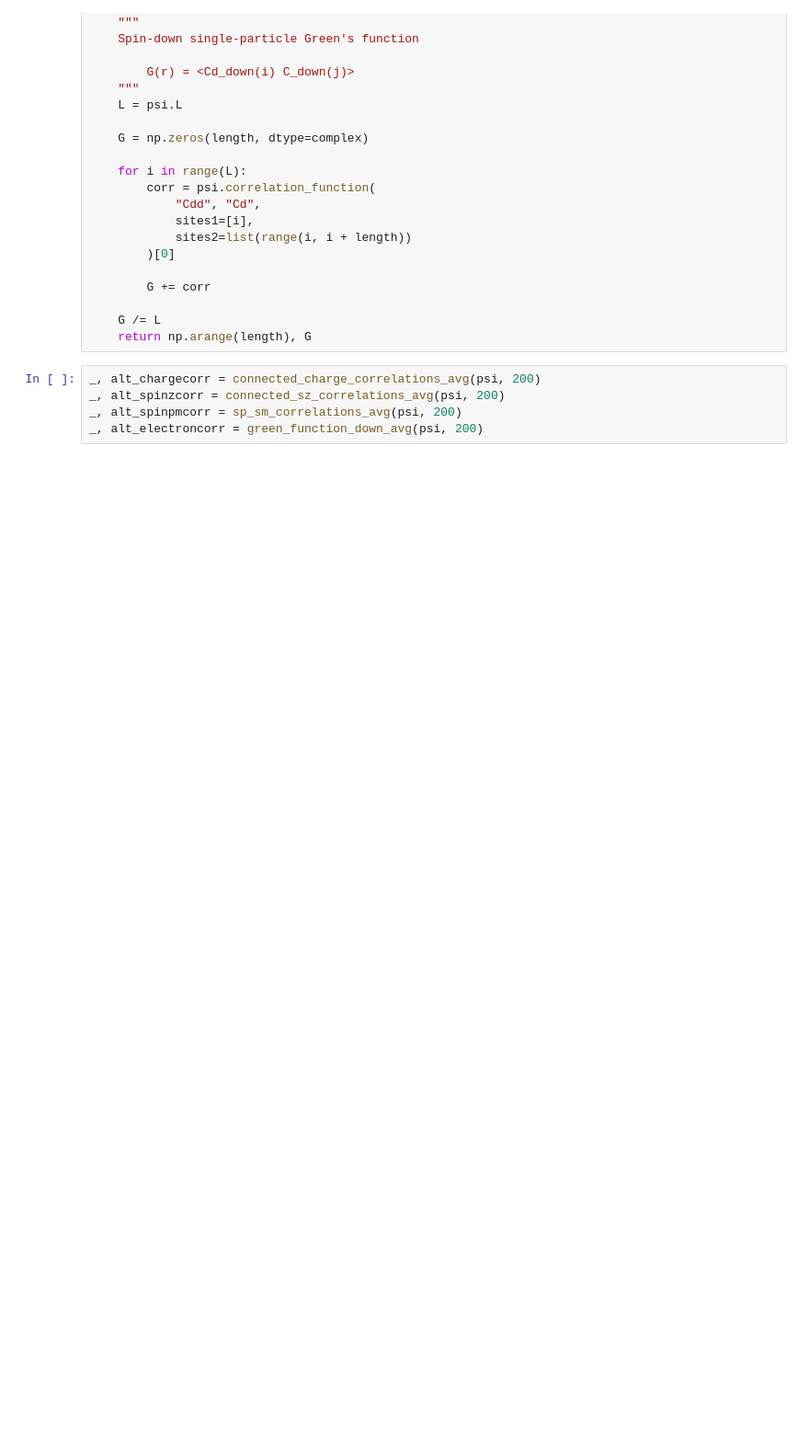
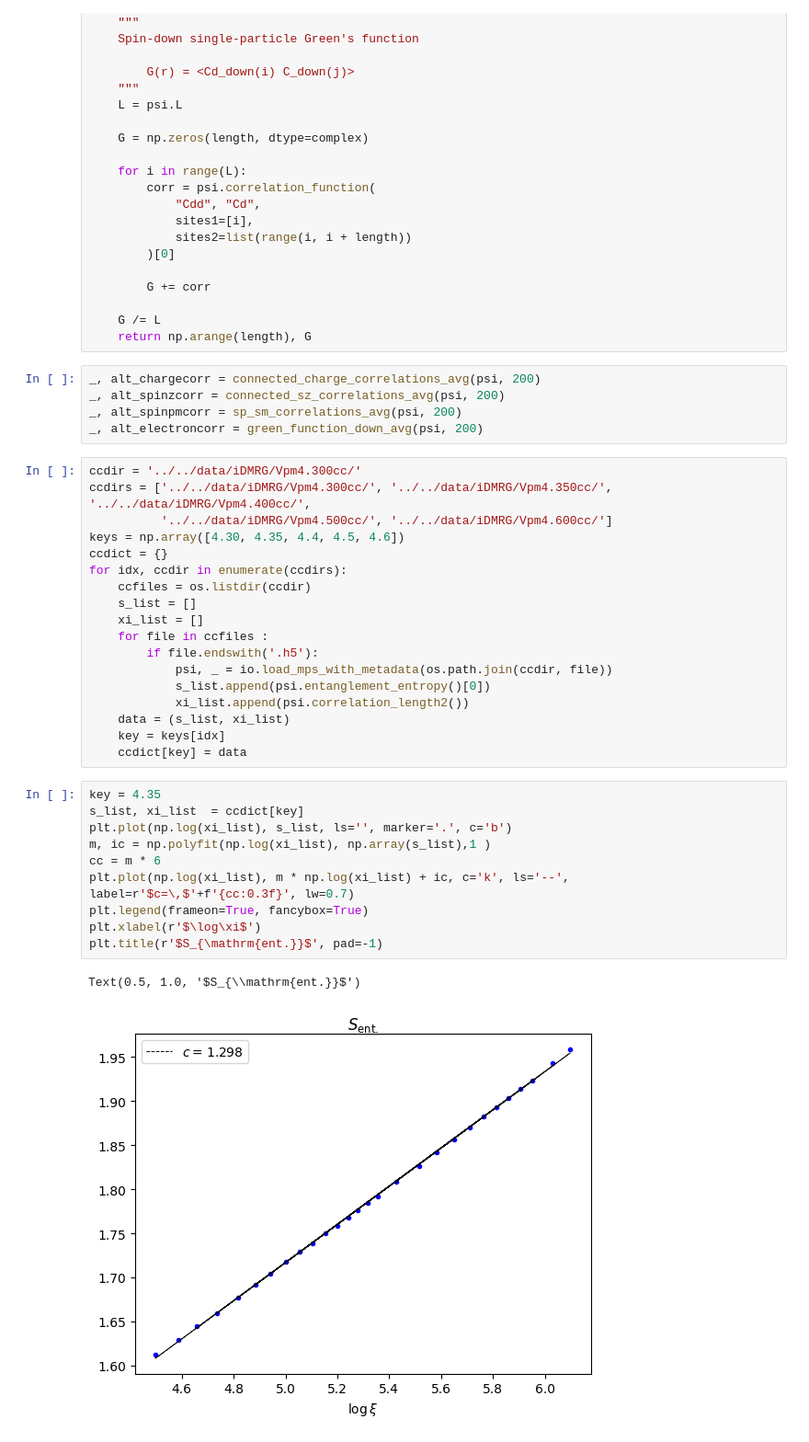
Before and after one commit to aravindhshankar/Spin1LongRangeOrder.jl, a Jupyter notebook: python/central_charge/visualize_helper.ipynb, the cells around one changed output. Shown at 92% size. Saved outputs shown, nothing was run; the diff lists cells and outputs as text; blank space fills up the shorter version.

```diff
--- a/python/central_charge/visualize_helper.ipynb
+++ b/python/central_charge/visualize_helper.ipynb
@@ -325,3 +325,34 @@ _, alt_chargecorr = connected_charge_correlations_avg(psi, 200)
 _, alt_spinzcorr = connected_sz_correlations_avg(psi, 200)
 _, alt_spinpmcorr = sp_sm_correlations_avg(psi, 200)
 _, alt_electroncorr = green_function_down_avg(psi, 200)
+# %%
+ccdir = '../../data/iDMRG/Vpm4.300cc/'
+ccdirs = ['../../data/iDMRG/Vpm4.300cc/', '../../data/iDMRG/Vpm4.350cc/', '../../data/iDMRG/Vpm4.400cc/',
+          '../../data/iDMRG/Vpm4.500cc/', '../../data/iDMRG/Vpm4.600cc/']
+keys = np.array([4.30, 4.35, 4.4, 4.5, 4.6])
+ccdict = {}
+for idx, ccdir in enumerate(ccdirs):
+    ccfiles = os.listdir(ccdir)
+    s_list = []
+    xi_list = []
+    for file in ccfiles :
+        if file.endswith('.h5'):
+            psi, _ = io.load_mps_with_metadata(os.path.join(ccdir, file))
+            s_list.append(psi.entanglement_entropy()[0])
+            xi_list.append(psi.correlation_length2())
+    data = (s_list, xi_list)
+    key = keys[idx]
+    ccdict[key] = data
+# %%
+key = 4.35
+s_list, xi_list  = ccdict[key]
+plt.plot(np.log(xi_list), s_list, ls='', marker='.', c='b')
+m, ic = np.polyfit(np.log(xi_list), np.array(s_list),1 )
+cc = m * 6
+plt.plot(np.log(xi_list), m * np.log(xi_list) + ic, c='k', ls='--', label=r'$c=\,$'+f'{cc:0.3f}', lw=0.7)
+plt.legend(frameon=True, fancybox=True)
+plt.xlabel(r'$\log\xi$')
+plt.title(r'$S_{\mathrm{ent.}}$', pad=-1)
+# %% [output]
+Text(0.5, 1.0, '$S_{\\mathrm{ent.}}$')
+[figure, added]
```
Also changed, not shown: parts of 2 cells of this notebook, 1 other file.
